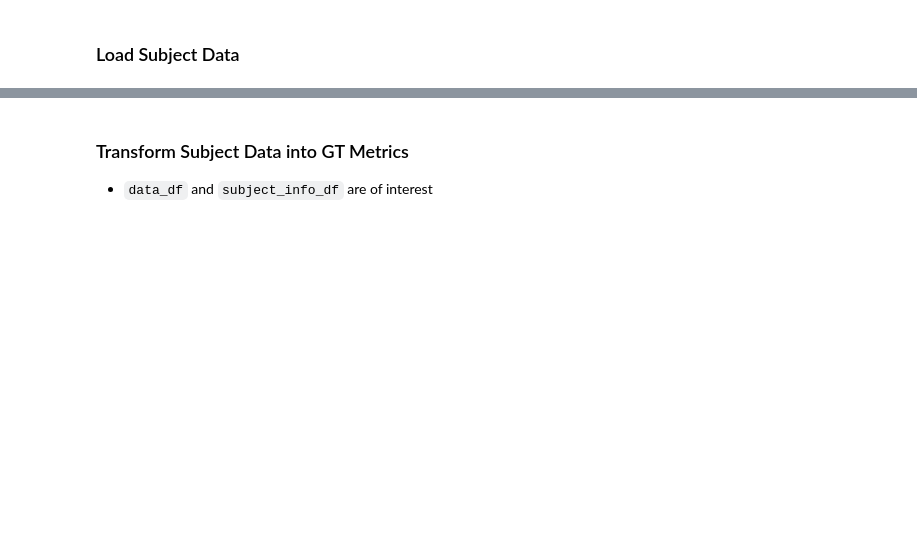
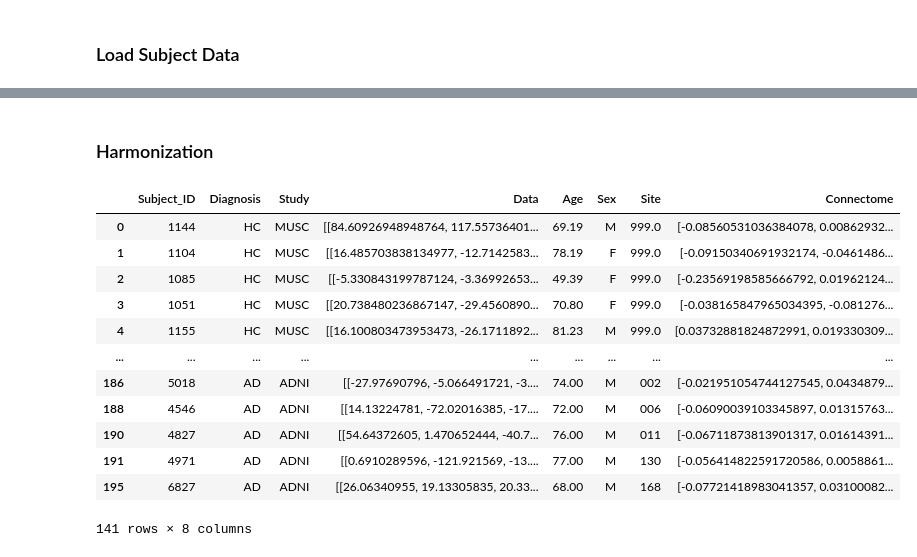
Before and after one commit to mcdowellkonnor/BrainConnectivity, a Jupyter notebook: BrainConnectivity/01_Data_Setup.ipynb, the cells around one changed output, grey strips where cells are left out. Saved outputs shown, nothing was run; the diff lists cells and outputs as text; code cells hidden in the pictures; blank space fills up the shorter version.

Commit message:
Feature Analysis and P-Values

```diff
--- a/BrainConnectivity/01_Data_Setup.ipynb
+++ b/BrainConnectivity/01_Data_Setup.ipynb
@@ -39,19 +60,36 @@ for root, dirs, files in os.walk(data_path):
             if file.endswith(".csv") and file != "subjects.csv":
                 file_path = os.path.join(root, file)
 
-                subject_id_match = re.match(r"(.*)tts_all\.csv", file)
+                subject_id_match = re.search(r"(\d+).tts_all\.csv", file)
                 if subject_id_match:
-                    subject_id = subject_id_match.group(1)
+                    subject_id = subject_id_match.group(1).replace('_','').replace('-','')
 
+                    # Smallest n observations is 140
                     data_matrix = pd.read_csv(file_path).values
+                    if data_matrix.shape[0] > 140:
+                        data_matrix = resample(data_matrix, 140)
+
+                    # Find the row associated with this subject in subject_info_df
+                    # Extract Age (yrs) and Sex
+                    # Lookup by Subject_ID column
+                    # Append this information to new_row as "Age" and "Sex"
+                    subject_row = subject_info_df.loc[subject_info_df['Subject_ID'] == subject_id]
+                    age = subject_row['Age (yrs)'].values[0] if not subject_row.empty else None
+                    sex = subject_row['Sex'].values[0] if not subject_row.empty else None
+                    site = subject_row['Site'].values[0] if not subject_row.empty else None
+
                     new_row = {
-                        "Subject_ID": subject_id.replace('_','').replace('-',''),
+                        "Subject_ID": subject_id,
                         "Diagnosis": diagnosis,
                         "Study": study,
+                        "Age": age,
+                        "Sex": sex,
+                        "Site": site,
                         "Data": data_matrix,
                     }
                     data_df = pd.concat(
                         [data_df, pd.DataFrame([new_row])], ignore_index=True
                         )
-data_df.head()
+data_df = append_connectome_data(data_df)
+print(data_df.loc[:, (data_df.columns != 'Data') & (data_df.columns != 'Connectome')].to_markdown())
 # %% [output]
@@ -64,4 +113,32 @@ data_df.head()
-# %% [markdown]
-### Transform Subject Data into GT Metrics
-
-- `data_df` and `subject_info_df` are of interest
+# %% [markdown]
+### Harmonization
+# %%
+# Harmonize those sites with more than 2 subjects
+site_counts = data_df.loc[data_df['Site'] != 888, 'Site'].value_counts()
+valid_sites = site_counts[site_counts > 2].index
+harmonize_data = data_df[(data_df['Site'].isin(valid_sites)) & (data_df['Site'] != 888)].copy()
+harmonize_data['Site'] = harmonize_data['Site'].astype(str)
+
+# Unpack connectome edges into a vector
+def upper_triangle_flatten(matrix):
+    """Extracts the upper triangle (excluding diagonal) and flattens it."""
+    return matrix[np.triu_indices(matrix.shape[0], k=1)]
+
+n_features = harmonize_data['Connectome'][0].shape[1]
+harmonize_data['Connectome'] = harmonize_data['Connectome'].apply(upper_triangle_flatten)
+connectome_matrix = np.vstack(harmonize_data['Connectome'].values)
+harmonize_data
+# %% [output]
+|  | Subject_ID | Diagnosis | Study | Data | Age | Sex | Site | Connectome |
+| 0 | 1144 | HC | MUSC | [[84.60926948948764, 117.55736401... | 69.19 | M | 999.0 | [-0.08560531036384078, 0.00862932... |
+| 1 | 1104 | HC | MUSC | [[16.485703838134977, -12.7142583... | 78.19 | F | 999.0 | [-0.09150340691932174, -0.0461486... |
+| 2 | 1085 | HC | MUSC | [[-5.330843199787124, -3.36992653... | 49.39 | F | 999.0 | [-0.23569198585666792, 0.01962124... |
+| 3 | 1051 | HC | MUSC | [[20.738480236867147, -29.4560890... | 70.80 | F | 999.0 | [-0.038165847965034395, -0.081276... |
+| 4 | 1155 | HC | MUSC | [[16.100803473953473, -26.1711892... | 81.23 | M | 999.0 | [0.03732881824872991, 0.019330309... |
+| ... | ... | ... | ... | ... | ... | ... | ... | ... |
+| 186 | 5018 | AD | ADNI | [[-27.97690796, -5.066491721, -3.... | 74.00 | M | 002 | [-0.021951054744127545, 0.0434879... |
+| 188 | 4546 | AD | ADNI | [[14.13224781, -72.02016385, -17.... | 72.00 | M | 006 | [-0.06090039103345897, 0.01315763... |
+| 190 | 4827 | AD | ADNI | [[54.64372605, 1.470652444, -40.7... | 76.00 | M | 011 | [-0.06711873813901317, 0.01614391... |
+| 191 | 4971 | AD | ADNI | [[0.6910289596, -121.921569, -13.... | 77.00 | M | 130 | [-0.056414822591720586, 0.0058861... |
+| 195 | 6827 | AD | ADNI | [[26.06340955, 19.13305835, 20.33... | 68.00 | M | 168 | [-0.07721418983041357, 0.03100082... |
+141 rows × 8 columns
```
Also changed, not shown: parts of 9 cells of this notebook, 8 other files.
